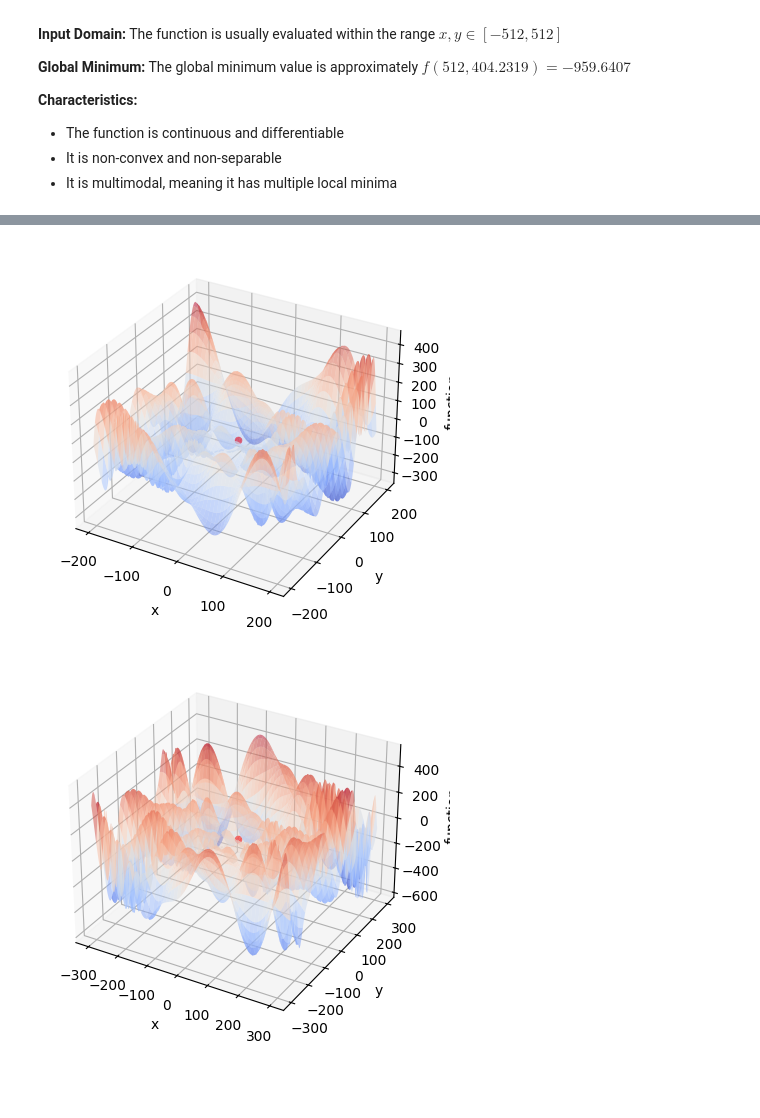
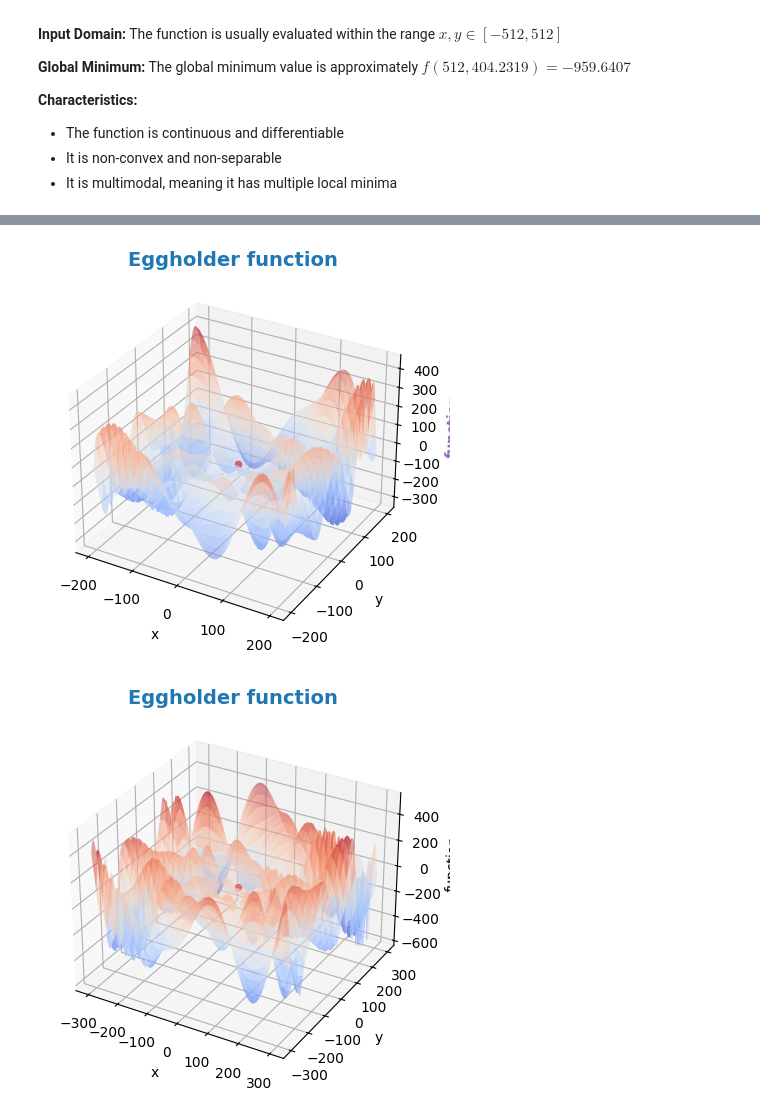
Before and after one commit to federicogr00-udg/TopicosDeIndustriaI, a Jupyter notebook: Tarea1/TI_1_HW1_FedericoGarcia.ipynb, the cells around one changed output, grey strips where cells are left out. Saved outputs shown, nothing was run; the diff lists cells and outputs as text; code cells hidden in the pictures; blank space fills up the shorter version.

```diff
--- a/Tarea1/TI_1_HW1_FedericoGarcia.ipynb
+++ b/Tarea1/TI_1_HW1_FedericoGarcia.ipynb
@@ -72,17 +117,18 @@ Z = f_eggholder(X, Y)
 # %%
 # Plot the results
 fig = plt.figure()
 ax = fig.add_subplot(111, projection='3d')
 ax.plot_surface(X, Y, Z, cmap='coolwarm', alpha=0.5)
 
 ax.scatter(0,0,0, c='r', marker='o')
 
+ax.set_title('Eggholder function', loc = "center", fontdict = {'fontsize':14, 'fontweight':'bold', 'color':'tab:blue'})
 ax.set_xlabel('x')
 ax.set_ylabel('y')
-ax.set_zlabel('function')
+ax.set_zlabel('function', fontdict = {'fontsize':10, 'fontweight':'bold', 'color':'tab:purple'})
 plt.show()
 # %% [output]
-[figure, old version]
+[figure, new version]
 # %%
 # Run gradient descent algorithm
 # Elapsed time 64 seconds
@@ -99,9 +145,10 @@ ax.plot_surface(X, Y, Z, cmap='coolwarm', alpha=0.5)
 
 ax.scatter(0,0,0, c='r', marker='o')
 
+ax.set_title('Eggholder function', loc = "center", fontdict = {'fontsize':14, 'fontweight':'bold', 'color':'tab:blue'})
 ax.set_xlabel('x')
 ax.set_ylabel('y')
 ax.set_zlabel('function')
 plt.show()
 # %% [output]
-[figure, old version]
+[figure, new version]
```
Also changed, not shown: parts of 6 cells of this notebook.
